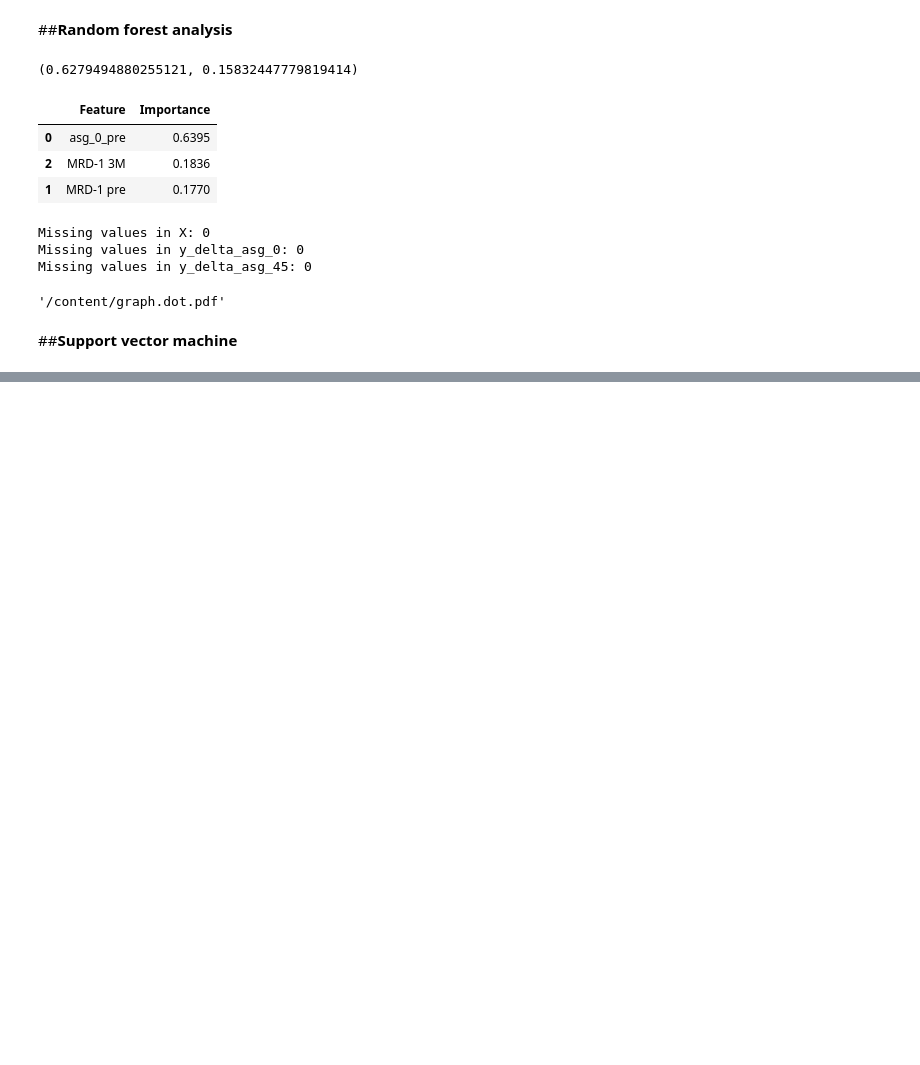
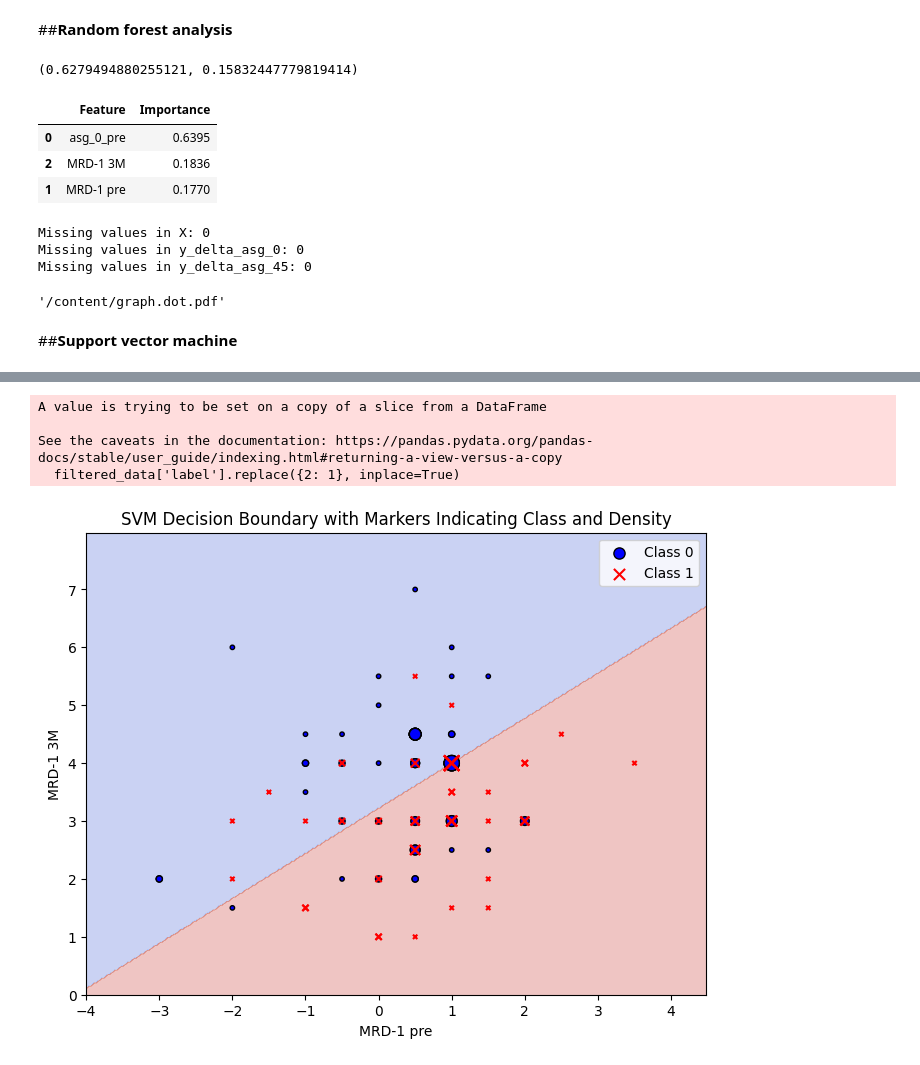
Before and after one commit to ykitaguchi77/statistics_for_articles, a Jupyter notebook: Refractive_change_blepharoptosis_surgery.ipynb, the cells around one changed output, grey strips where cells are left out. Cells and saved outputs as stored; diff of their text form; code cells hidden in the pictures; blank space fills up the shorter version.

```diff
--- a/Refractive_change_blepharoptosis_surgery.ipynb
+++ b/Refractive_change_blepharoptosis_surgery.ipynb
@@ -740,0 +767,16 @@ classification_report_svm
+# %%
+# Attempt to assign labels without using None in pd.cut by only using post-processing to remove unwanted rows
+
+quantiles = data['asg_0_pre'].quantile([0.25, 0.75])
+
+# Create initial labels
+data['label'] = pd.cut(data['asg_0_pre'], bins=[-float('inf'), quantiles[0.25], quantiles[0.75], float('inf')], labels=[0, 1, 2], right=False)
+
+# Drop rows where 'label' is 1 (values between 1st and 3rd quartile)
+filtered_data = data[data['label'] != 1]
+
+# Convert labels 2 to 1 for clarity (since label 1 was temporarily used for the middle range)
+filtered_data['label'].replace({2: 1}, inplace=True)
+
+# Show the resulting dataset head and the count of each label
+filtered_data.head(), filtered_data['label'].value_counts()
@@ -740,0 +812,51 @@ classification_report_svm
+# %%
+import pandas as pd
+import numpy as np
+import matplotlib.pyplot as plt
+from sklearn.model_selection import train_test_split
+from sklearn.svm import SVC
+from sklearn.metrics import classification_report, accuracy_score
+
+# 前処理
+quantiles = data['asg_0_pre'].quantile([0.25, 0.75])
+data['label'] = pd.cut(data['asg_0_pre'], bins=[-float('inf'), quantiles[0.25], quantiles[0.75], float('inf')],
+                       labels=[0, 1, 2], right=False)
+filtered_data = data[data['label'] != 1]
+filtered_data['label'].replace({2: 1}, inplace=True)
+
+# データポイントの密度を計算
+point_sizes = filtered_data.groupby(['MRD-1 pre', 'MRD-1 3M']).size().reset_index(name='count')
+filtered_data = filtered_data.merge(point_sizes, on=['MRD-1 pre', 'MRD-1 3M'])
+
+# SVMの設定
+X = filtered_data[['MRD-1 pre', 'MRD-1 3M']]
+y = filtered_data['label'].astype(int)
+X_train, X_test, y_train, y_test = train_test_split(X, y, test_size=0.2, random_state=42)
+svm_model = SVC(kernel='linear')
+svm_model.fit(X_train, y_train)
+
+# メッシュグリッドの生成と決定境界の予測
+x_min, x_max = X['MRD-1 pre'].min() - 1, X['MRD-1 pre'].max() + 1
+y_min, y_max = X['MRD-1 3M'].min() - 1, X['MRD-1 3M'].max() + 1
+xx, yy = np.meshgrid(np.arange(x_min, x_max, 0.02), np.arange(y_min, y_max, 0.02))
+Z = svm_model.predict(np.c_[xx.ravel(), yy.ravel()])
+Z = Z.reshape(xx.shape)
+
+# プロット
+plt.figure(figsize=(8, 6))
+plt.contourf(xx, yy, Z, cmap=plt.cm.coolwarm, alpha=0.3)  # 決定境界
+class0 = filtered_data[filtered_data['label'] == 0]
+class1 = filtered_data[filtered_data['label'] == 1]
+plt.scatter(class0['MRD-1 pre'], class0['MRD-1 3M'], s=class0['count']*10, c='blue', marker='o', edgecolors='k', label='Class 0')
+plt.scatter(class1['MRD-1 pre'], class1['MRD-1 3M'], s=class1['count']*10, c='red', marker='x', edgecolors='k', label='Class 1')
+plt.xlabel('MRD-1 pre')
+plt.ylabel('MRD-1 3M')
+plt.title('SVM Decision Boundary with Markers Indicating Class and Density')
+plt.legend()
+plt.show()
+# %% [output]
+A value is trying to be set on a copy of a slice from a DataFrame
+
+See the caveats in the documentation: https://pandas.pydata.org/pandas-docs/stable/user_guide/indexing.html#returning-a-view-versus-a-copy
+  filtered_data['label'].replace({2: 1}, inplace=True)
+[figure, added]
```
Also changed, not shown: parts of 9 cells of this notebook.
